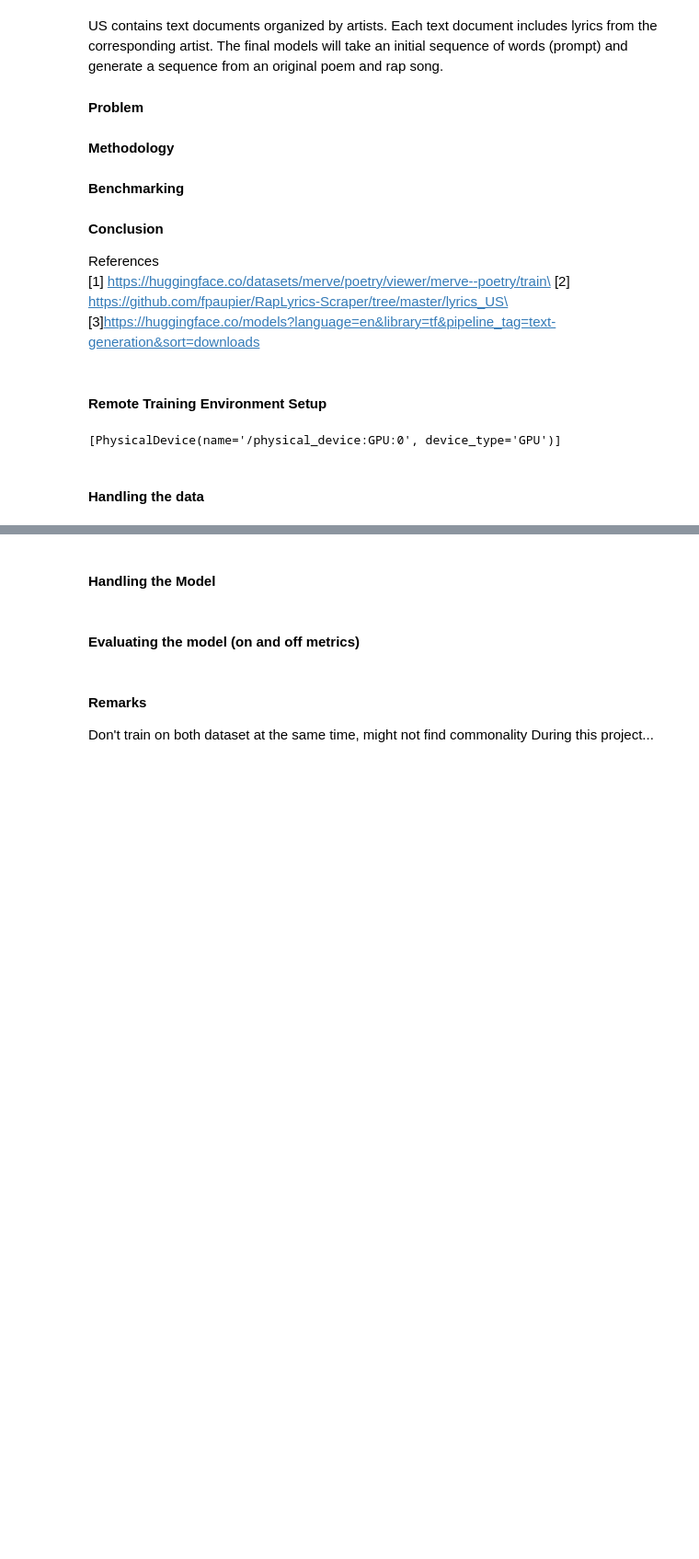
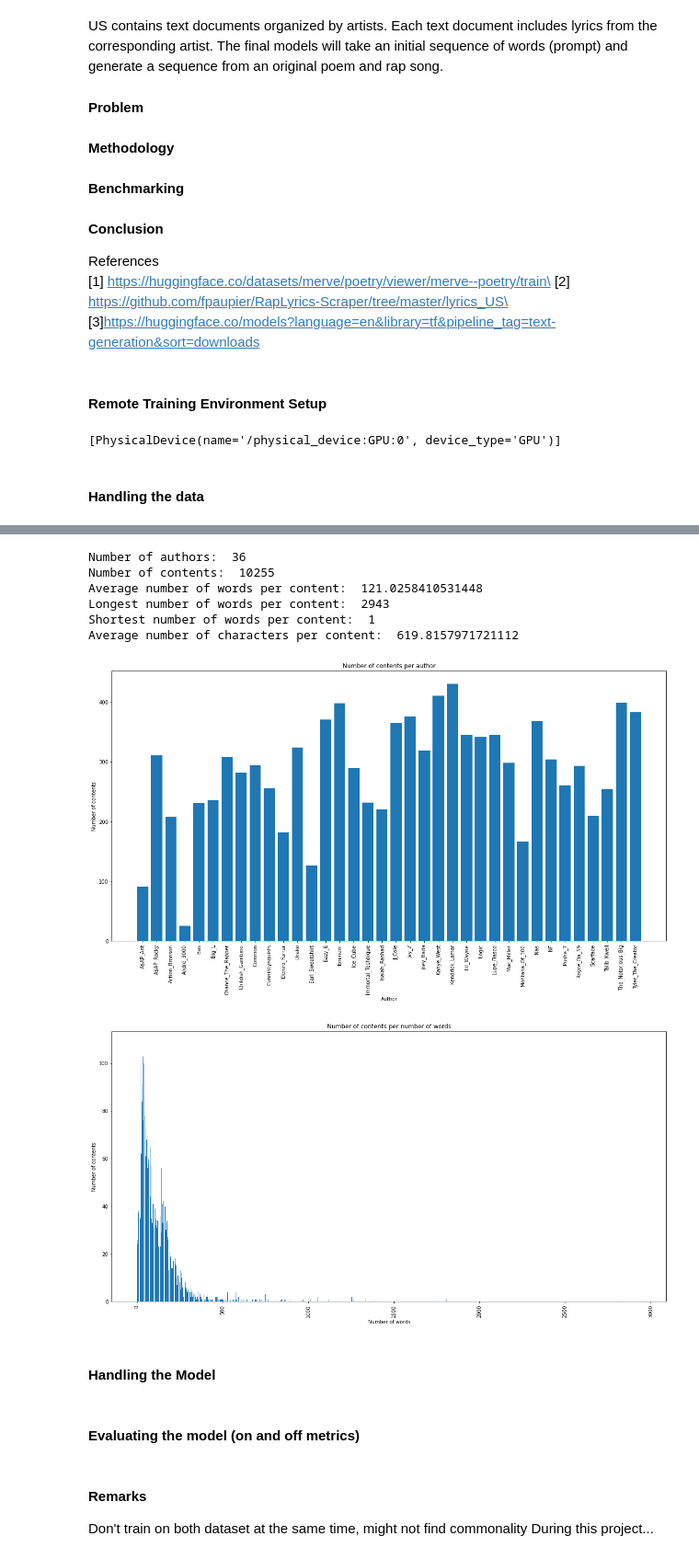
Before and after one commit to ERUD1T3/causal-language-modeling, a Jupyter notebook: jmoukpe_proj3.ipynb, the cells around one changed output, grey strips where cells are left out. Shown: that part at 92% size. Saved outputs shown, nothing was run; the diff lists cells and outputs as text; code cells hidden in the pictures; blank space fills up the shorter version.

```diff
--- a/jmoukpe_proj3.ipynb
+++ b/jmoukpe_proj3.ipynb
@@ -88,3 +165,14 @@ def parse(dataset_path):
+# %%
+plot_stats(lyrics_path)
+# %% [output]
+Number of authors:  36
+Number of contents:  10255
+Average number of words per content:  121.0258410531448
+Longest number of words per content:  2943
+Shortest number of words per content:  1
+Average number of characters per content:  619.8157971721112
+[figure, added]
+[figure, added]
 # %% [markdown]
 #### Handling the Model
 # %%
```
Also changed, not shown: parts of 3 cells of this notebook, 2 other files.
